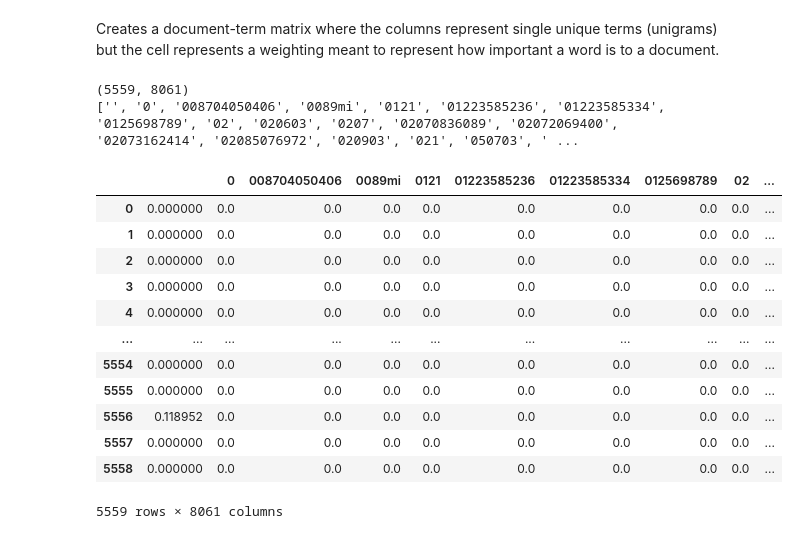
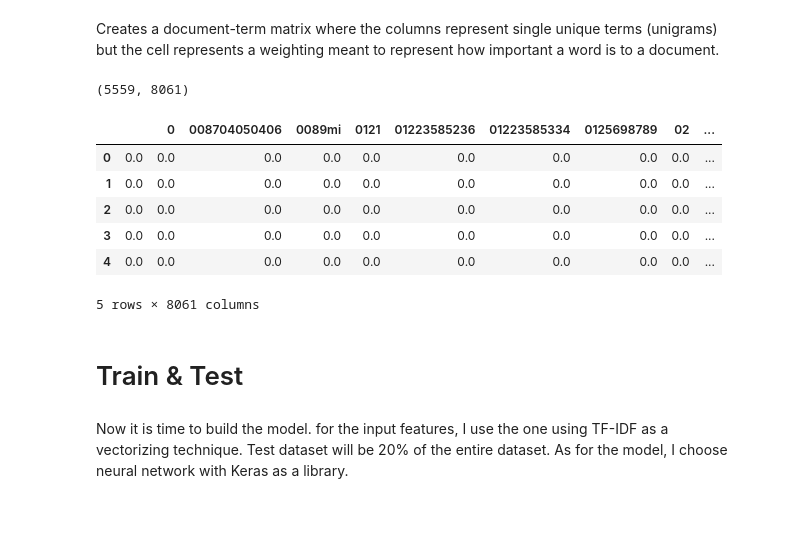
Before and after one commit to Dennypalinggi/nlp_spam_classification, a Jupyter notebook: nlp_spam_classification.ipynb, the cells around one changed output. Drawn from its saved outputs; the diff is of its cells as text; code cells hidden in the pictures.

```diff
--- a/nlp_spam_classification.ipynb
+++ b/nlp_spam_classification.ipynb
@@ -240,25 +226,22 @@ Creates a document-term matrix where the columns represent single unique terms (
 tfidf_vect = TfidfVectorizer(analyzer=clean_text)
 tfidf = tfidf_vect.fit_transform(df['text'])
 print(tfidf.shape)
-print(tfidf_vect.get_feature_names())
+#print(tfidf_vect.get_feature_names())
 # %% [output]
 (5559, 8061)
-['', '0', '008704050406', '0089mi', '0121', '01223585236', '01223585334', '0125698789', '02', '020603', '0207', '02070836089', '02072069400', '02073162414', '02085076972', '020903', '021', '050703', ' ...
 # %%
 tfidf_df = pd.DataFrame(tfidf.toarray())
 tfidf_df.columns = tfidf_vect.get_feature_names()
-tfidf_df
+tfidf_df.head()
 # %% [output]
 |  |  | 0 | 008704050406 | 0089mi | 0121 | 01223585236 | 01223585334 | 0125698789 | 02 | ... |
-| 0 | 0.000000 | 0.0 | 0.0 | 0.0 | 0.0 | 0.0 | 0.0 | 0.0 | 0.0 | ... |
-| 1 | 0.000000 | 0.0 | 0.0 | 0.0 | 0.0 | 0.0 | 0.0 | 0.0 | 0.0 | ... |
-| 2 | 0.000000 | 0.0 | 0.0 | 0.0 | 0.0 | 0.0 | 0.0 | 0.0 | 0.0 | ... |
-| 3 | 0.000000 | 0.0 | 0.0 | 0.0 | 0.0 | 0.0 | 0.0 | 0.0 | 0.0 | ... |
-| 4 | 0.000000 | 0.0 | 0.0 | 0.0 | 0.0 | 0.0 | 0.0 | 0.0 | 0.0 | ... |
-| ... | ... | ... | ... | ... | ... | ... | ... | ... | ... | ... |
-| 5554 | 0.000000 | 0.0 | 0.0 | 0.0 | 0.0 | 0.0 | 0.0 | 0.0 | 0.0 | ... |
-| 5555 | 0.000000 | 0.0 | 0.0 | 0.0 | 0.0 | 0.0 | 0.0 | 0.0 | 0.0 | ... |
-| 5556 | 0.118952 | 0.0 | 0.0 | 0.0 | 0.0 | 0.0 | 0.0 | 0.0 | 0.0 | ... |
-| 5557 | 0.000000 | 0.0 | 0.0 | 0.0 | 0.0 | 0.0 | 0.0 | 0.0 | 0.0 | ... |
-| 5558 | 0.000000 | 0.0 | 0.0 | 0.0 | 0.0 | 0.0 | 0.0 | 0.0 | 0.0 | ... |
+| 0 | 0.0 | 0.0 | 0.0 | 0.0 | 0.0 | 0.0 | 0.0 | 0.0 | 0.0 | ... |
+| 1 | 0.0 | 0.0 | 0.0 | 0.0 | 0.0 | 0.0 | 0.0 | 0.0 | 0.0 | ... |
+| 2 | 0.0 | 0.0 | 0.0 | 0.0 | 0.0 | 0.0 | 0.0 | 0.0 | 0.0 | ... |
+| 3 | 0.0 | 0.0 | 0.0 | 0.0 | 0.0 | 0.0 | 0.0 | 0.0 | 0.0 | ... |
+| 4 | 0.0 | 0.0 | 0.0 | 0.0 | 0.0 | 0.0 | 0.0 | 0.0 | 0.0 | ... |
-5559 rows × 8061 columns
+5 rows × 8061 columns
+# %% [markdown]
+# Train & Test
+# %% [markdown]
+Now it is time to build the model. for the input features, I use the one using TF-IDF as a vectorizing technique. Test dataset will be 20% of the entire dataset. As for the model, I choose neural network with Keras as a library.
```
Also changed, not shown: parts of 22 cells of this notebook.
